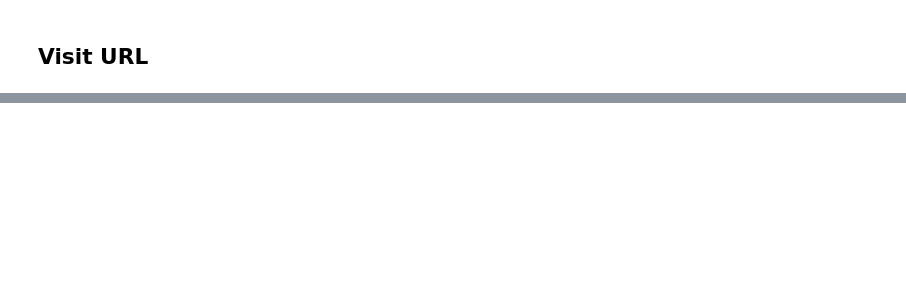
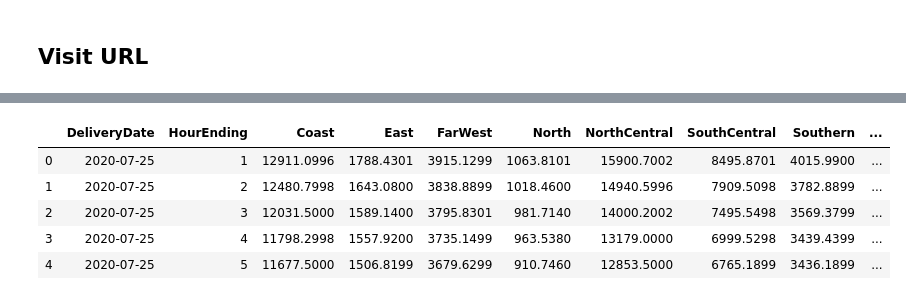
Before and after one commit to lolguin/ercot-project, a Jupyter notebook: pull_da_loadfcst.ipynb, the cells around one changed output, grey strips where cells are left out. Saved outputs shown, nothing was run; the diff lists cells and outputs as text; code cells hidden in the pictures; blank space fills up the shorter version.

```diff
--- a/pull_da_loadfcst.ipynb
+++ b/pull_da_loadfcst.ipynb
@@ -100,0 +134,9 @@ browser.visit(data_urls[0])
+# %%
+load_fcst.head()
+# %% [output]
+|  | DeliveryDate | HourEnding | Coast | East | FarWest | North | NorthCentral | SouthCentral | Southern | ... |
+| 0 | 2020-07-25 | 1 | 12911.0996 | 1788.4301 | 3915.1299 | 1063.8101 | 15900.7002 | 8495.8701 | 4015.9900 | ... |
+| 1 | 2020-07-25 | 2 | 12480.7998 | 1643.0800 | 3838.8899 | 1018.4600 | 14940.5996 | 7909.5098 | 3782.8899 | ... |
+| 2 | 2020-07-25 | 3 | 12031.5000 | 1589.1400 | 3795.8301 | 981.7140 | 14000.2002 | 7495.5498 | 3569.3799 | ... |
+| 3 | 2020-07-25 | 4 | 11798.2998 | 1557.9200 | 3735.1499 | 963.5380 | 13179.0000 | 6999.5298 | 3439.4399 | ... |
+| 4 | 2020-07-25 | 5 | 11677.5000 | 1506.8199 | 3679.6299 | 910.7460 | 12853.5000 | 6765.1899 | 3436.1899 | ... |
```
Also changed, not shown: parts of 27 cells of this notebook.
